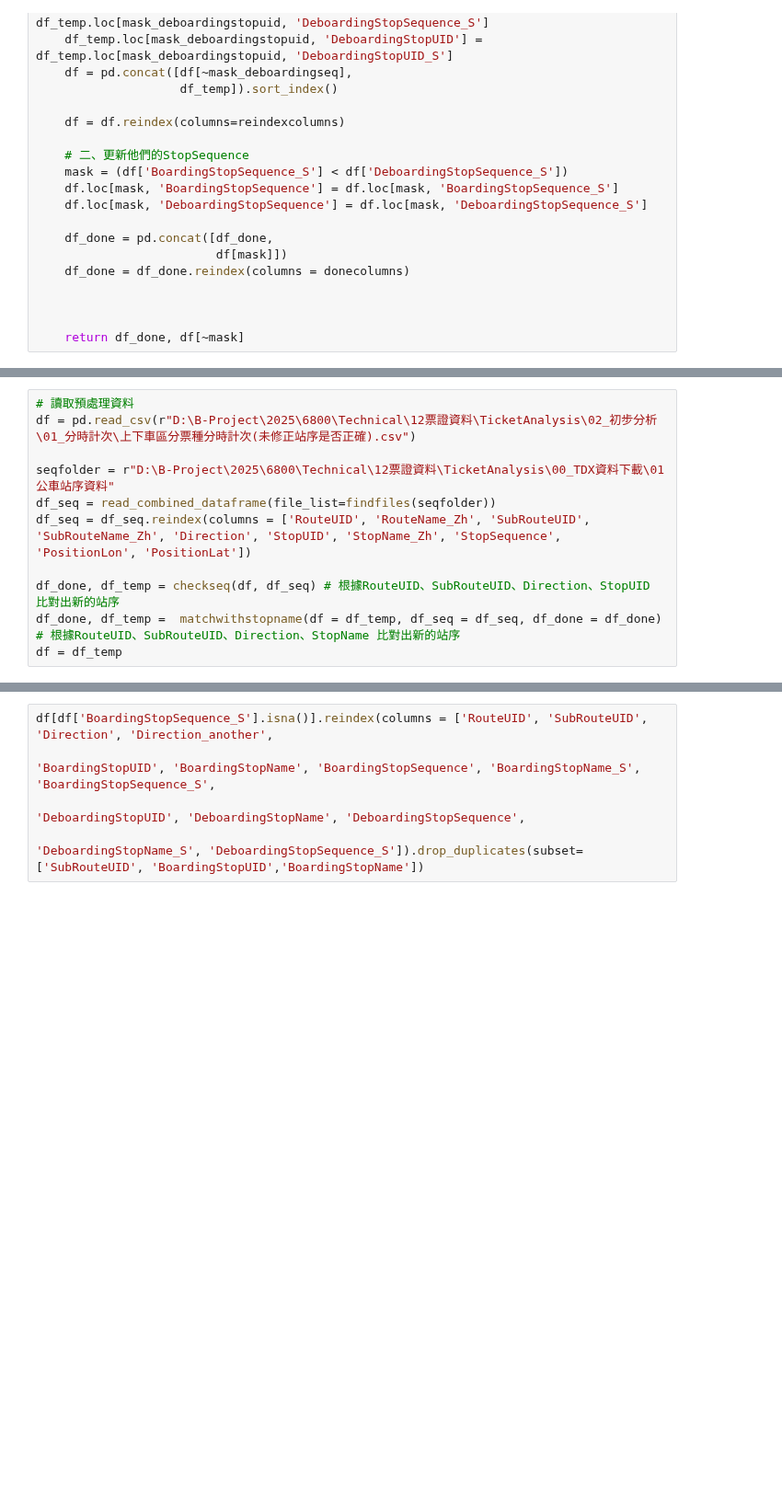
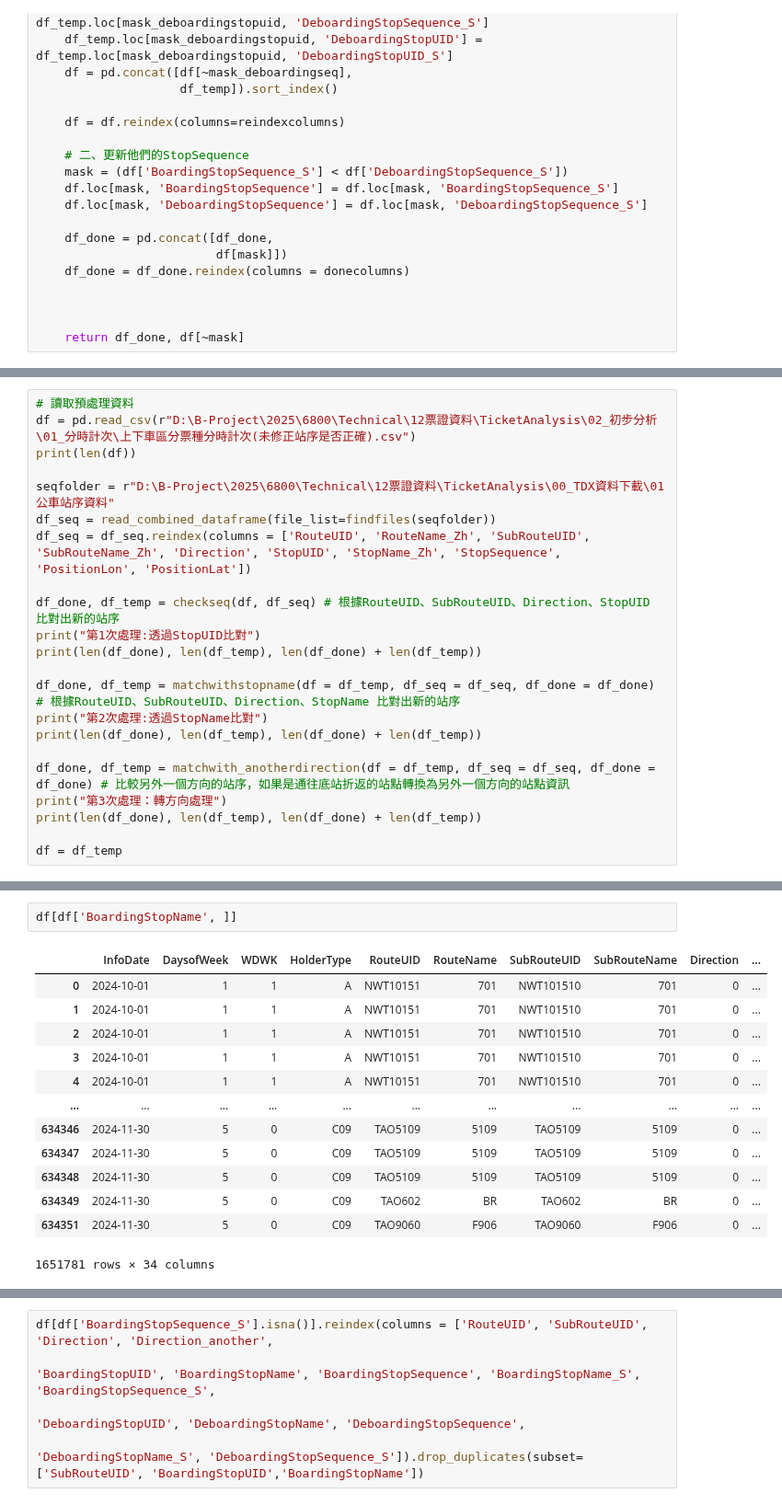
Before and after one commit to KaiChiehKJ/THI-6800-BusTicket, a Jupyter notebook: 03_TicketAnalysisCode.ipynb, the cells around one changed output, grey strips where cells are left out. Shown at 92% size. Saved outputs shown, nothing was run; the diff lists cells and outputs as text; blank space fills up the shorter version.

```diff
--- a/03_TicketAnalysisCode.ipynb
+++ b/03_TicketAnalysisCode.ipynb
@@ -927,11 +975,22 @@ def matchwithstopname(df, df_seq, df_done):
 # %%
 # 讀取預處理資料
 df = pd.read_csv(r"D:\B-Project\2025\6800\Technical\12票證資料\TicketAnalysis\02_初步分析\01_分時計次\上下車區分票種分時計次(未修正站序是否正確).csv")
+print(len(df))
 
 seqfolder = r"D:\B-Project\2025\6800\Technical\12票證資料\TicketAnalysis\00_TDX資料下載\01公車站序資料"
 df_seq = read_combined_dataframe(file_list=findfiles(seqfolder))
 df_seq = df_seq.reindex(columns = ['RouteUID', 'RouteName_Zh', 'SubRouteUID', 'SubRouteName_Zh', 'Direction', 'StopUID', 'StopName_Zh', 'StopSequence', 'PositionLon', 'PositionLat'])
 
 df_done, df_temp = checkseq(df, df_seq) # 根據RouteUID、SubRouteUID、Direction、StopUID 比對出新的站序
-df_done, df_temp =  matchwithstopname(df = df_temp, df_seq = df_seq, df_done = df_done) # 根據RouteUID、SubRouteUID、Direction、StopName 比對出新的站序
+print("第1次處理:透過StopUID比對")
+print(len(df_done), len(df_temp), len(df_done) + len(df_temp))
+
+df_done, df_temp = matchwithstopname(df = df_temp, df_seq = df_seq, df_done = df_done) # 根據RouteUID、SubRouteUID、Direction、StopName 比對出新的站序
+print("第2次處理:透過StopName比對")
+print(len(df_done), len(df_temp), len(df_done) + len(df_temp))
+
+df_done, df_temp = matchwith_anotherdirection(df = df_temp, df_seq = df_seq, df_done = df_done) # 比較另外一個方向的站序，如果是通往底站折返的站點轉換為另外一個方向的站點資訊
+print("第3次處理：轉方向處理")
+print(len(df_done), len(df_temp), len(df_done) + len(df_temp))
+
 df = df_temp
@@ -985,0 +1020,16 @@ TypeError: concat() takes 1 positional argument but 2 were given
+# %%
+df[df['BoardingStopName', ]]
+# %% [output]
+|  | InfoDate | DaysofWeek | WDWK | HolderType | RouteUID | RouteName | SubRouteUID | SubRouteName | Direction | ... |
+| 0 | 2024-10-01 | 1 | 1 | A | NWT10151 | 701 | NWT101510 | 701 | 0 | ... |
+| 1 | 2024-10-01 | 1 | 1 | A | NWT10151 | 701 | NWT101510 | 701 | 0 | ... |
+| 2 | 2024-10-01 | 1 | 1 | A | NWT10151 | 701 | NWT101510 | 701 | 0 | ... |
+| 3 | 2024-10-01 | 1 | 1 | A | NWT10151 | 701 | NWT101510 | 701 | 0 | ... |
+| 4 | 2024-10-01 | 1 | 1 | A | NWT10151 | 701 | NWT101510 | 701 | 0 | ... |
+| ... | ... | ... | ... | ... | ... | ... | ... | ... | ... | ... |
+| 634346 | 2024-11-30 | 5 | 0 | C09 | TAO5109 | 5109 | TAO5109 | 5109 | 0 | ... |
+| 634347 | 2024-11-30 | 5 | 0 | C09 | TAO5109 | 5109 | TAO5109 | 5109 | 0 | ... |
+| 634348 | 2024-11-30 | 5 | 0 | C09 | TAO5109 | 5109 | TAO5109 | 5109 | 0 | ... |
+| 634349 | 2024-11-30 | 5 | 0 | C09 | TAO602 | BR | TAO602 | BR | 0 | ... |
+| 634351 | 2024-11-30 | 5 | 0 | C09 | TAO9060 | F906 | TAO9060 | F906 | 0 | ... |
+1651781 rows × 34 columns
```
Also changed, not shown: parts of 11 cells of this notebook.
